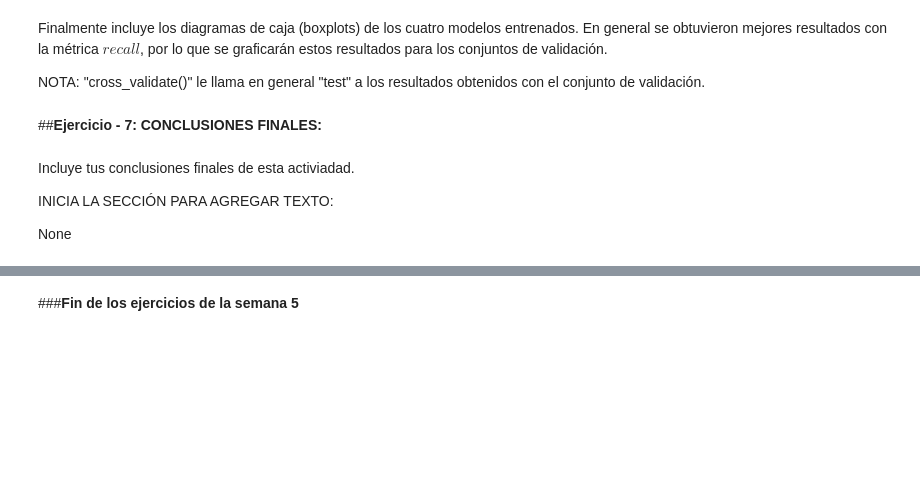
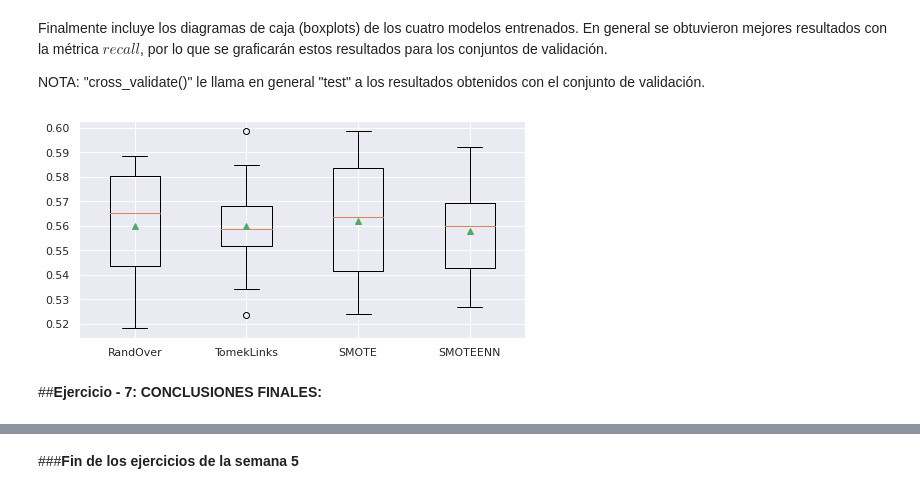
Before and after one commit to PosgradoMNA/actividades-de-aprendizaje-torhec1234, a Jupyter notebook: MNA_IAyAA_semana_5_Actividad.ipynb, the cells around one changed output, grey strips where cells are left out. Drawn from its saved outputs; the diff is of its cells as text; code cells hidden in the pictures; blank space fills up the shorter version.

```diff
--- a/MNA_IAyAA_semana_5_Actividad.ipynb
+++ b/MNA_IAyAA_semana_5_Actividad.ipynb
@@ -440,14 +440,14 @@ for i in range(len(modelosOU)):
   # Se espera 1 línea de código en cada None.
 
   # Ejercicio 5.1:
-  mismetricas = None
+  mismetricas = {'accuracy':'accuracy', 'recall':'recall', 'gmean':make_scorer(geometric_mean_score) }
 
   # Ejercicio 5.2:
-  resultadosOU = None
+  resultadosOU = cross_validate(pipe, X, y,scoring=mismetricas,cv=kfold)
 
   # Ejercicio 5.3:
   # agregando resultados a la lista:
-  None
+  resultados.append(resultadosOU)
 
 
   # TERMINA LA SECCIÓN PARA AGREGAR CÓDIGO.
@@ -479,30 +497,31 @@ NOTA: "cross_validate()" le llama en general "test" a los resultados obtenidos c
 # %%
 sns.set(rc={'figure.figsize':(8,4)})
 
 #########################################################################
 #########################################################################
 # INICIA LA SECCIÓN PARA AGREGAR CÓDIGO.
 # Ejercicio 6
 # Incluir el diagrama de caja de cada modelo de los resultados obtenidos
 # con la métrica Recall.
 # Sustituye None por las líneas de código.
 # Se esperan unas 5 líneas de código aproximadamente.
 
-None
+bpGmean = list()
+for i in range(len(resultados)):
+  rr = resultados[i]['test_gmean']
+  bpGmean.append(rr)
+
+plt.boxplot(bpGmean, labels=nombres, showmeans=True)
 
 # TERMINA LA SECCIÓN PARA AGREGAR CÓDIGO.
 #########################################################################
 
 plt.show()
+# %% [output]
+[figure, added]
 # %%
 print(classification_report(y_val, yhat))
 
 print(classification_report_imbalanced(y_val,yhat))
 # %% [markdown]
 ##**Ejercicio - 7: CONCLUSIONES FINALES:**
-# %% [markdown]
-Incluye tus conclusiones finales de esta activiadad.
-
-INICIA LA SECCIÓN PARA AGREGAR TEXTO:
-
-None
```
Also changed, not shown: parts of 3 cells of this notebook.
